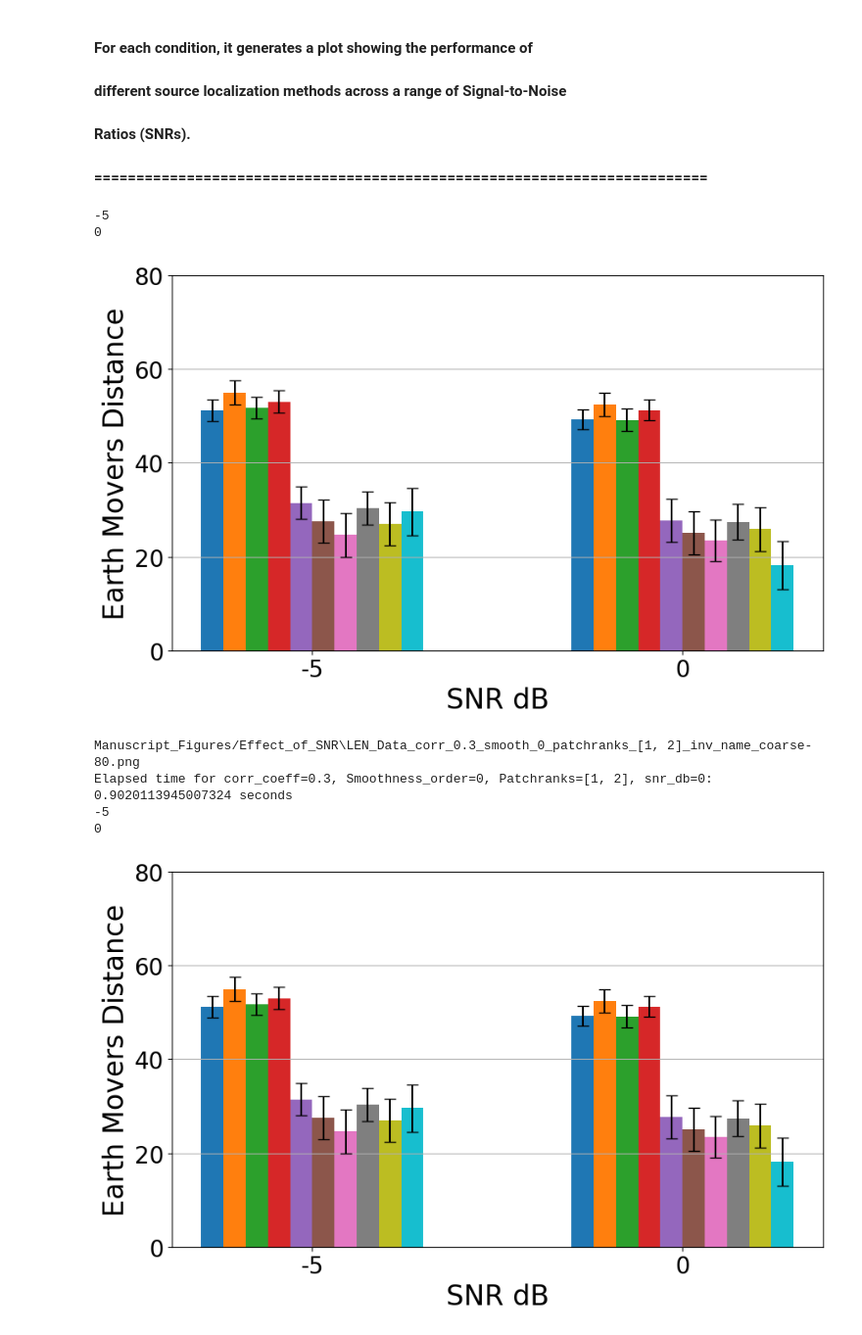
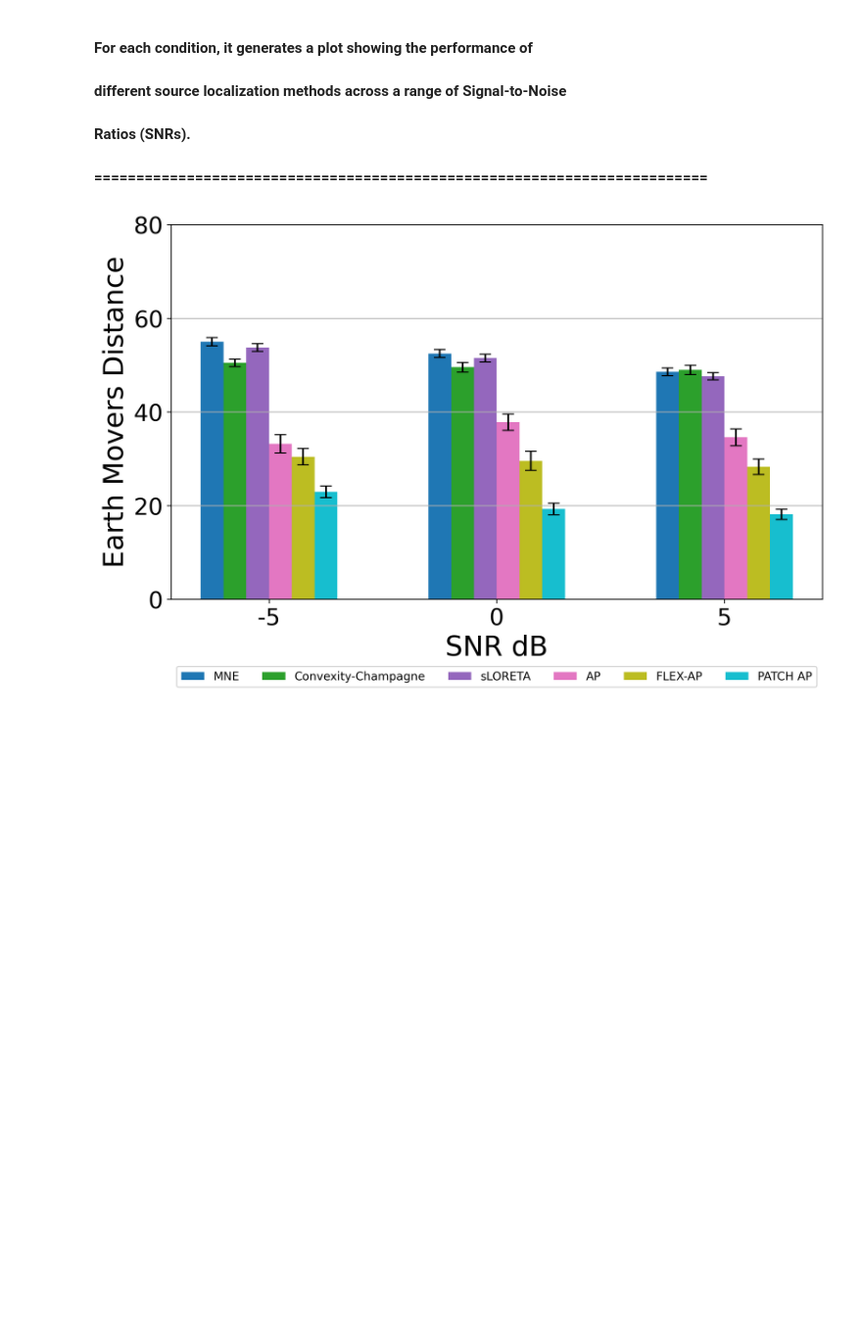
Before and after one commit to Amita-Giri/PATCH-AP-Localization-of-Realistic-Spatial-Patches-of-Complex-Source-Activity-in-MEG-and-EEG, a Jupyter notebook: 4_Effect_of_SNR.ipynb, the cells around one changed output. Shown at 98% size. Drawn from its saved outputs; the diff is of its cells as text; code cells hidden in the pictures; blank space fills up the shorter version.

```diff
--- a/4_Effect_of_SNR.ipynb
+++ b/4_Effect_of_SNR.ipynb
@@ -49,7 +49,7 @@ os.makedirs(folder_pathsave, exist_ok=True)
 #### Ratios (SNRs).
 #### =========================================================================
 # %%
-batch_size = 10 # number of nonte-carlo repettions
+batch_size = 250 # number of nonte-carlo repettions
 plotmax = 1
 inv_name = "coarse-80"
 # Patchranks_Full  = [[1],[2],[3],[1,1],[1,2],[1,3],[2,2],[2,3],[1,2,3]]
@@ -57,14 +57,14 @@ inv_name = "coarse-80"
 # Patchranks_Full  = [[2],[1,2],[1,2,2]]
 Patchranks_Full = [[1,2]]
 # Patchranks_Full  = [[1,1]]
-for corr_coeff in [0.3, 0.5, 0.9]:
-    for Smoothness_order in range(0,4,2):
+for corr_coeff in [0.5]:
+    for Smoothness_order in range(2,4,2):
         for Patchranks in Patchranks_Full:
             snr_values = []
             # Define lists to store EMD results for each SNR value
             all_medians_values = []
             all_std_devs_values = []
-            for snr_db in range(-5,5,5):
+            for snr_db in range(-5,10,5):
                 start_time = time.time()
                 # Iterate through all files in the folder
                 filename = f"EMD_Len_{inv_name}_Data_corr_{corr_coeff}_smooth_{Smoothness_order}_patchranks_{Patchranks}_snr_{snr_db}.pkl"
@@ -78,8 +78,16 @@ for corr_coeff in [0.3, 0.5, 0.9]:
                 # (for the bar height) and the standard error of the mean
                 # (for the error bars).
                 # =====================================================
-                EMD_medians = {key: np.median(values) for key, values in EMD_results.items()}
-                EMD_stderr = {key: np.std(values) / np.sqrt(len(values)) for key, values in EMD_results.items()}
+
+                EMD_medians = {}
+                EMD_stderr = {}
+                skip_keys = {"Patch RAP", "dSPM", "RAP-MUSIC", "FLEX-MUSIC"}
+                for key, values in EMD_results.items():
+                    if key in skip_keys:
+                        continue
+                    EMD_medians[key] = np.median(values)
+                    EMD_stderr[key] = np.std(values) / np.sqrt(len(values))
+
 
                 # Extract keys and values from medians and std_devs dictionaries
                 method_names = list(EMD_medians.keys())
@@ -98,8 +106,7 @@ for corr_coeff in [0.3, 0.5, 0.9]:
                 # and reorders them according to a predefined list to ensure
                 # consistency across all generated plots.
                 # =====================================================
-                desired_order = ['dSPM', 'MNE', 'Convexity-Champagne','sLORETA','RAP-MUSIC','FLEX-MUSIC','PATCH RAP','AP','FLEX-AP',
-                                 'PATCH AP']
+                desired_order = ['dSPM', 'MNE', 'Convexity-Champagne','sLORETA','RAP-MUSIC','FLEX-MUSIC','AP','FLEX-AP','PATCH AP']
                 # Reorder the method names if they are available, otherwise ignore
                 reordered_method_names, reordered_medians_values,reordered_std_devs_values = [],[],[]
                 for method in desired_order:
@@ -129,6 +136,10 @@ for corr_coeff in [0.3, 0.5, 0.9]:
 
             # Plotting
             fig, ax = plt.subplots(figsize=(9, 6))
+            # Define a fixed color map for methods
+            cmap = plt.cm.tab10  # or 'tab20', 'Set2', etc.
+            colors = cmap(np.linspace(0, 1, len(method_names)))
+            method_colors = dict(zip(method_names, colors))
 
             # Plot bars for medians
             index = 0
@@ -138,11 +149,12 @@ for corr_coeff in [0.3, 0.5, 0.9]:
                 std_devs_values = [stds for stds in all_std_devs_values[ss]]
 
                 for ii, method_name in enumerate(method_names):
+                    color = method_colors[method_name]
                     if ss == 0:
-                        ax.bar(index + ii * bar_width, medians_values[ii], bar_width, yerr=std_devs_values[ii], capsize=5, label=method_name)
+                        ax.bar(index + ii * bar_width, medians_values[ii], bar_width, yerr=std_devs_values[ii], capsize=5, label=method_name, color=color)
                     else:
-                        ax.bar(index + ii * bar_width, medians_values[ii], bar_width, yerr=std_devs_values[ii], capsize=5)
-                index = index+5
+                        ax.bar(index + ii * bar_width, medians_values[ii], bar_width, yerr=std_devs_values[ii], capsize=5, color=color)
+                index = index+3
 
             ax.set_xlabel('SNR dB', fontsize=24)
             ax.set_ylabel('Earth Movers Distance', fontsize=24)
@@ -155,47 +167,32 @@ for corr_coeff in [0.3, 0.5, 0.9]:
 
             # Set the x-axis tick positions and labels
             ax.set_xticks(np.arange(len(snr_values)) * len(method_names)/2 + (bar_width*len(method_names))/2 - bar_width/2)
             ax.set_xticklabels(snr_values)
 
             # Set y-axis limits
             ax.set_ylim(0, 80)
             ax.set_yticks(np.arange(0, 81, 20))  # Set y-axis ticks at intervals of 20
 
             # Adjust legend font size
             # ax.legend(fontsize=20)
             ax.yaxis.grid(True)
 
             # Adjust tick label font size
             ax.tick_params(axis='both', which='major', labelsize=20)
 
             plt.tight_layout(rect=[0, 0, 1, 0.95])  # Adjust layout to make room for the legend
 
             # Set legend outside the plot
-            # ax.legend(loc='upper left', bbox_to_anchor=(1, 1))
-            # ax.legend(loc='lower center', bbox_to_anchor=(0.5, -0.2), ncol = len(method_names))
+            ax.legend(loc='lower center', bbox_to_anchor=(0.5, -0.25), ncol = len(method_names))
 
             # plt.tight_layout()
             plt.show()
 
             # Save the figure
 
             filename = f"LEN_Data_corr_{corr_coeff}_smooth_{Smoothness_order}_patchranks_{Patchranks}_inv_name_{inv_name}.png"
             figure_filename = os.path.join(folder_save, filename)
             print(figure_filename)
             fig.savefig(figure_filename, dpi=300, bbox_inches='tight', format='png')
-
-
-
-
-            end_time = time.time()  # Record end time
-            elapsed_time = end_time - start_time
-            print(f"Elapsed time for corr_coeff={corr_coeff}, Smoothness_order={Smoothness_order}, Patchranks={Patchranks}, snr_db={snr_db}: {elapsed_time} seconds")
 # %% [output]
--5
-0
-[figure, old version]
+[figure, new version]
-Manuscript_Figures/Effect_of_SNR\LEN_Data_corr_0.3_smooth_0_patchranks_[1, 2]_inv_name_coarse-80.png
-Elapsed time for corr_coeff=0.3, Smoothness_order=0, Patchranks=[1, 2], snr_db=0: 0.9020113945007324 seconds
--5
-0
-[figure, removed]
```
Also changed, not shown: parts of 3 cells of this notebook, 3 other files.
